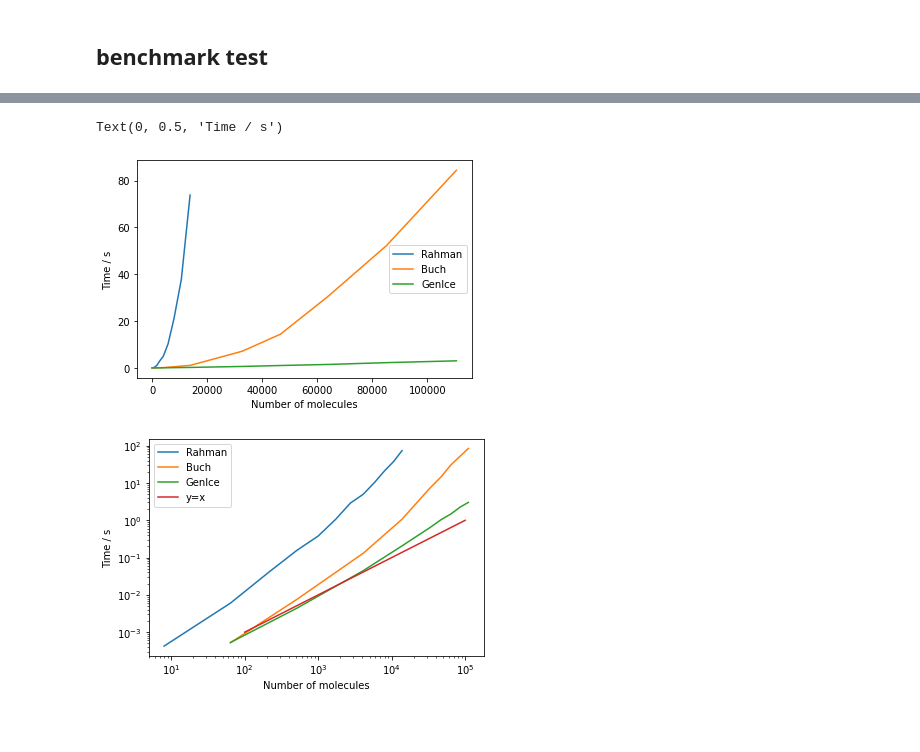
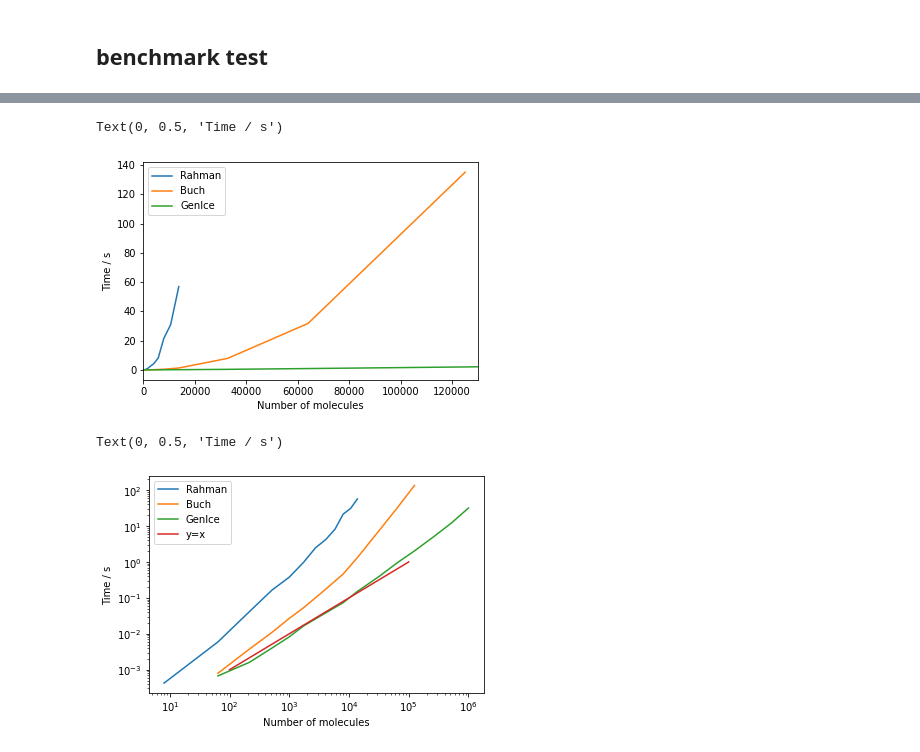
Before and after one commit to vitroid/TileCycles, a Jupyter notebook: TileCycles.ipynb, the cells around one changed output, grey strips where cells are left out. Drawn from its saved outputs; the diff is of its cells as text; code cells hidden in the pictures; blank space fills up the shorter version.

```diff
--- a/TileCycles.ipynb
+++ b/TileCycles.ipynb
@@ -46,19 +46,19 @@ def migrate(d, excess):
             excess.add(next)
 
 lattice    = Lattice("1c")
-formatter  = Format("raw", stage=(2,))
+formatter  = Format("raw", stage=(2,)) # generates an undirected graph
 water      = Molecule("spce")
 
 buch = []
-for i in (2,4,8,12,16,18,20,22,24):
-    raw = GenIce(lattice, rep=[i,i,i]).generate_ice(water, formatter)
+for NN in range(4,100):
+    N = int(2**(NN/3))
+    raw = GenIce(lattice, rep=[N,N,N]).generate_ice(water, formatter)
     g = raw['graph']
     Nnode = g.number_of_nodes()
 
     delta = 0.0
     Nrep  = 0
-    while delta < 2.0:
-        # すべての辺をランダムに向けた有向グラフを再生成する。
+    while delta < 25.0 and Nrep < 100:
         dd = nx.DiGraph()
         for a,b in g.edges():
             if random.randint(0,1) == 1:
@@ -67,10 +67,12 @@ for i in (2,4,8,12,16,18,20,22,24):
                 dd.add_edge(b,a)
 
         now = time.time()
-        migrate(dd, set([x for x in dd.nodes if len(list(dd.successors(x)))>2]))
+        migrate(dd, set([x for x in dd.nodes if dd.out_degree(x)>2]))
         delta += time.time() - now
         Nrep  += 1
     delta /= Nrep
     buch.append([Nnode,delta, Nrep])
-    print(Nnode, delta, Nrep, "buch")
+    print(f"{Nnode} molecules {delta} s avg. {Nrep} reps.")
     test_icerule(dd, Nnode)
+    if delta > 100:
+        break
@@ -181,7 +217,7 @@ def invertCycle(d, cycle, g):
     for i in range(len(cycle)):
         a, b = cycle[i-1], cycle[i]
         d.remove_edge(a,b)
-        d.add_edge(a,b)
+        d.add_edge(b,a)
         # footprint
         if g.has_edge(a,b):
             g.remove_edge(a,b)
@@ -192,14 +228,14 @@ formatter  = Format("raw", stage=(3,)) # We need the directed graph of ice!
 water      = Molecule("spce")
 
 rahman  = []
-for i in range(1,20):
-    raw = GenIce(lattice, rep=[i,i,i]).generate_ice(water, formatter)
+for N in range(1,20):
+    raw = GenIce(lattice, rep=[N,N,N]).generate_ice(water, formatter)
     d = nx.DiGraph(raw['digraph'].edges())
     Nnode = d.number_of_nodes()
 
     delta = 0.0
     Nrep  = 0
-    while delta < 2.0:
+    while delta < 25.0 and Nrep < 100:
         # footprint
         g = nx.Graph(d)
 
@@ -211,7 +247,7 @@ for i in range(1,20):
         Nrep  += 1
     delta /= Nrep
     rahman.append([Nnode,delta, Nrep])
-    print(Nnode, delta, Nrep, "Rahman")
+    print(f"{Nnode} molecules {delta} s avg. {Nrep} reps.")
     test_icerule(d, Nnode)
     if delta > 50:
         break
@@ -218,21 +267,23 @@ for i in range(1,20):
 # %%
 from matplotlib import pyplot as plt
 
 
 buch = np.array(buch)
 gen  = np.array(gen)
 rahman = np.array(rahman)
 
 plt.plot(rahman[:,0], rahman[:,1], label="Rahman")
 plt.plot(buch[:,0], buch[:,1], label="Buch")
 plt.plot(gen[:,0], gen[:,1], label="GenIce")
+plt.xlim(0,130000)
 plt.legend()
 plt.xlabel("Number of molecules")
 plt.ylabel("Time / s")
 # %% [output]
 Text(0, 0.5, 'Time / s')
-[figure, old version]
+[figure, new version]
 # %%
+lin = np.linspace(1e2, 1e5,100)
 plt.loglog(rahman[:,0], rahman[:,1], label="Rahman")
 plt.loglog(buch[:,0], buch[:,1], label="Buch")
 plt.loglog(gen[:,0], gen[:,1], label="GenIce")
@@ -240,6 +291,6 @@ plt.loglog(lin, lin*1e-5, label="y=x")
 plt.legend()
 plt.xlabel("Number of molecules")
 plt.ylabel("Time / s")
-lin = np.linspace(1e2, 1e5,100)
 # %% [output]
+Text(0, 0.5, 'Time / s')
-[figure, old version]
+[figure, new version]
```
Also changed, not shown: parts of 8 cells of this notebook.
